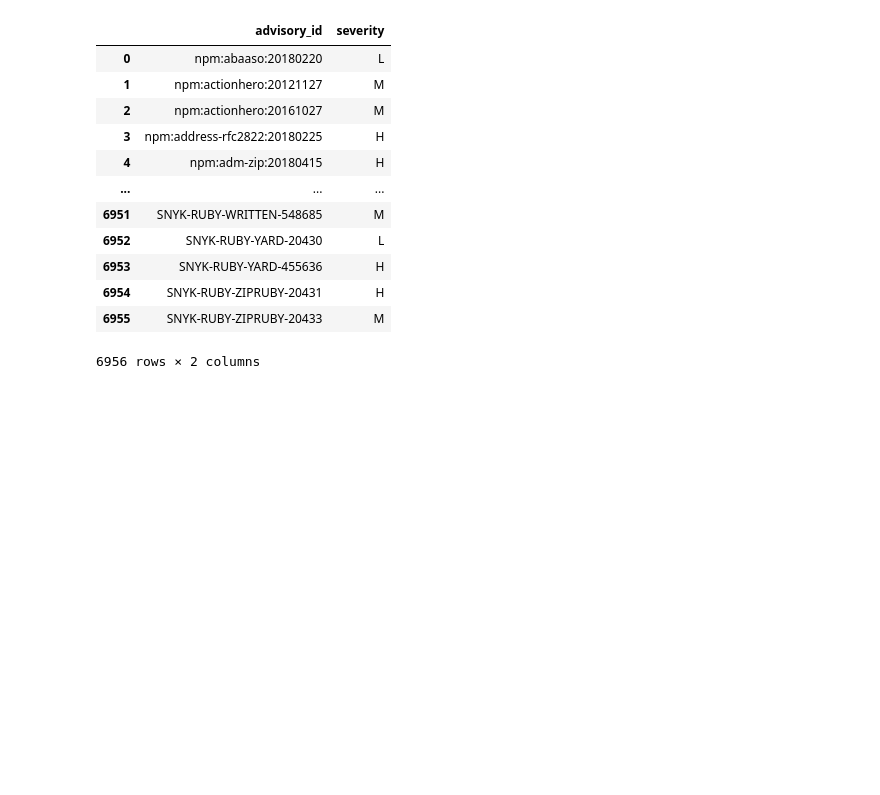
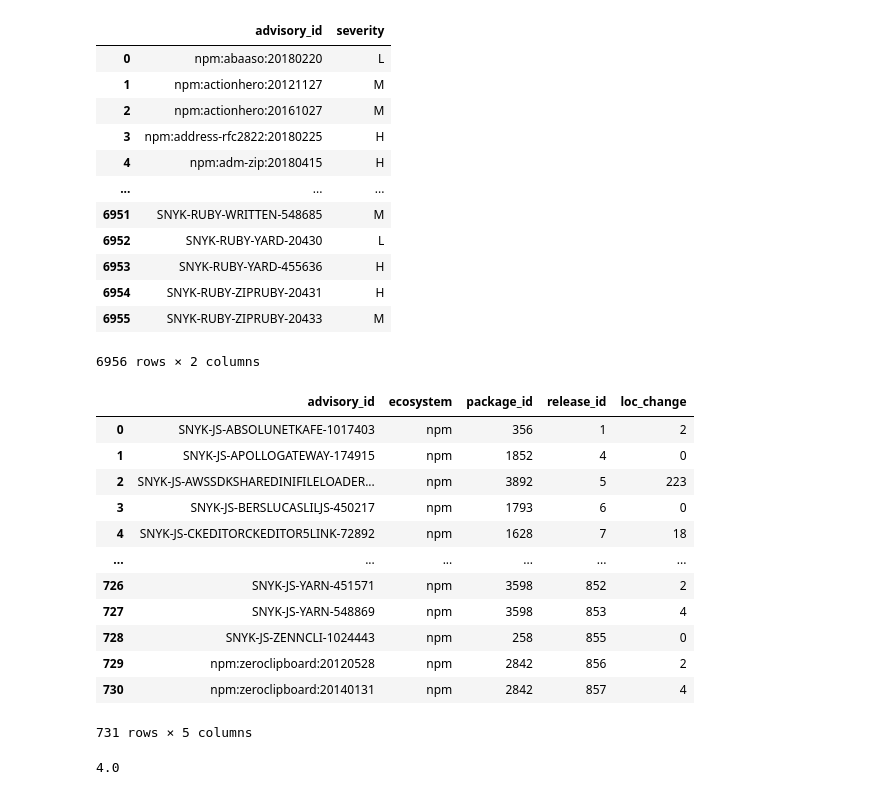
Before and after one commit to nasifimtiazohi/advisory-lifecycle, a Jupyter notebook: data_explore/rq2.ipynb, the cells around one changed output. Saved outputs shown, nothing was run; the diff lists cells and outputs as text; code cells hidden in the pictures; blank space fills up the shorter version.

```diff
--- a/data_explore/rq2.ipynb
+++ b/data_explore/rq2.ipynb
@@ -8,7 +8,7 @@ import datetime
 import matplotlib.pyplot as plt
 import seaborn as sns
 # %%
-q='''select advisory_id, p.ecosystem, a.package_id, ri.id as release_id, count(distinct sha) as commit_count
+q='''select advisory_id, p.ecosystem, a.package_id, ri.id as release_id, ifnull(count(distinct sha),0) as commit_count
     from advisory a
     join package p on a.package_id = p.id
     join fixing_releases fr on a.id = fr.advisory_id
@@ -23,7 +23,7 @@ q='''select advisory_id, p.ecosystem, a.package_id, ri.id as release_id, count(d
 cc = pd.DataFrame(sql.execute(q))
 # %%
 q= '''select advisory_id, p.ecosystem, a.package_id, ri.id as release_id,
-       count(distinct filename) as file_count
+       ifnull(count(distinct filename),0) as file_count
     from advisory a
     join package p on a.package_id = p.id
     join fixing_releases fr on a.id = fr.advisory_id
@@ -40,7 +40,7 @@ q= '''select advisory_id, p.ecosystem, a.package_id, ri.id as release_id,
 cf = pd.DataFrame(sql.execute(q))
 # %%
 q = '''select advisory_id, p.ecosystem, a.package_id, ri.id as release_id,
-       sum(lines_added + lines_removed) as loc_change
+       ifnull(sum(lines_added + lines_removed),0) as loc_change
     from advisory a
     join package p on a.package_id = p.id
     join fixing_releases fr on a.id = fr.advisory_id
@@ -57,7 +57,7 @@ q = '''select advisory_id, p.ecosystem, a.package_id, ri.id as release_id,
 loc = pd.DataFrame(sql.execute(q))
 # %%
 q = '''select advisory_id, p.ecosystem, a.package_id, ri.id as release_id,
-       count(distinct author_mail) as contributor_count
+       ifnull(count(distinct author_mail),0) as contributor_count
     from advisory a
     join package p on a.package_id = p.id
     join fixing_releases fr on a.id = fr.advisory_id
@@ -175,3 +175,40 @@ sev
 | 6954 | SNYK-RUBY-ZIPRUBY-20431 | H |
 | 6955 | SNYK-RUBY-ZIPRUBY-20433 | M |
 6956 rows × 2 columns
+# %%
+q = '''select advisory_id, p.ecosystem, a.package_id, ri.id as release_id,
+       ifnull(sum(lines_added + lines_removed),0) as loc_change
+    from advisory a
+    join package p on a.package_id = p.id
+    join fixing_releases fr on a.id = fr.advisory_id
+    join release_info ri on
+        fr.version = ri.version and ri.package_id = a.package_id
+    join release_commit rc on p.id = rc.package_id and rc.version = fr.version
+    left join (select scf.* from change_file scf
+    join file_extensions fe on scf.format = fe.id
+    where filename in ('package.json','package-lock.json','yarn.lock')) as cf on ri.id = cf.release_info_id
+    where rc.commit is not null
+    and ri.prior_release != 'branch does not match'
+            and ri.prior_release != 'not valid semver formatting'
+    and p.ecosystem = 'npm'
+    group by advisory_id, p.ecosystem, a.package_id, ri.id;'''
+dep_cf = pd.DataFrame(sql.execute(q))
+dep_cf
+# %% [output]
+|  | advisory_id | ecosystem | package_id | release_id | loc_change |
+| 0 | SNYK-JS-ABSOLUNETKAFE-1017403 | npm | 356 | 1 | 2 |
+| 1 | SNYK-JS-APOLLOGATEWAY-174915 | npm | 1852 | 4 | 0 |
+| 2 | SNYK-JS-AWSSDKSHAREDINIFILELOADER... | npm | 3892 | 5 | 223 |
+| 3 | SNYK-JS-BERSLUCASLILJS-450217 | npm | 1793 | 6 | 0 |
+| 4 | SNYK-JS-CKEDITORCKEDITOR5LINK-72892 | npm | 1628 | 7 | 18 |
+| ... | ... | ... | ... | ... | ... |
+| 726 | SNYK-JS-YARN-451571 | npm | 3598 | 852 | 2 |
+| 727 | SNYK-JS-YARN-548869 | npm | 3598 | 853 | 4 |
+| 728 | SNYK-JS-ZENNCLI-1024443 | npm | 258 | 855 | 0 |
+| 729 | npm:zeroclipboard:20120528 | npm | 2842 | 856 | 2 |
+| 730 | npm:zeroclipboard:20140131 | npm | 2842 | 857 | 4 |
+731 rows × 5 columns
+# %%
+dep_cf['loc_change'].median()
+# %% [output]
+4.0
```
Also changed, not shown: parts of 1 cell of this notebook, 2 other files.
